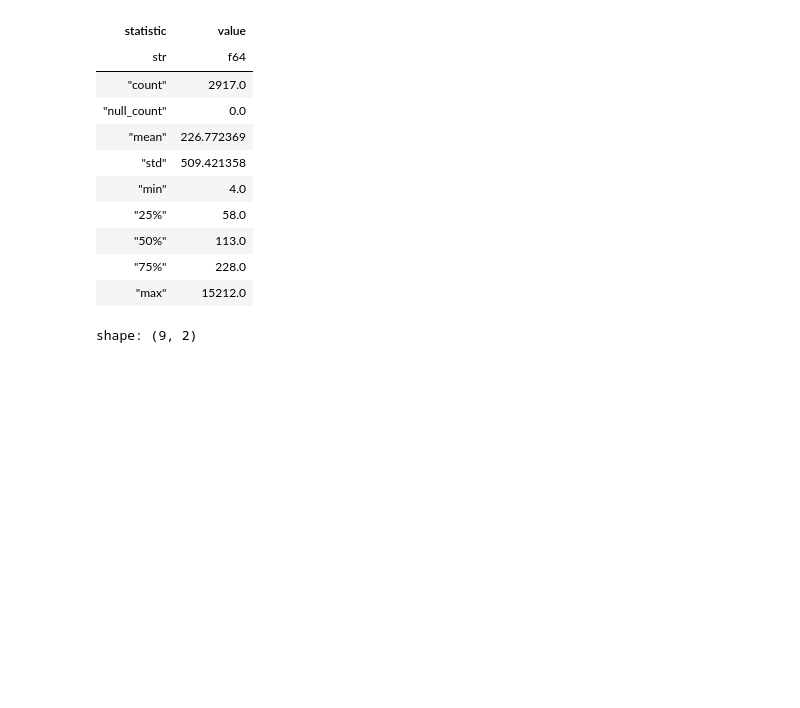
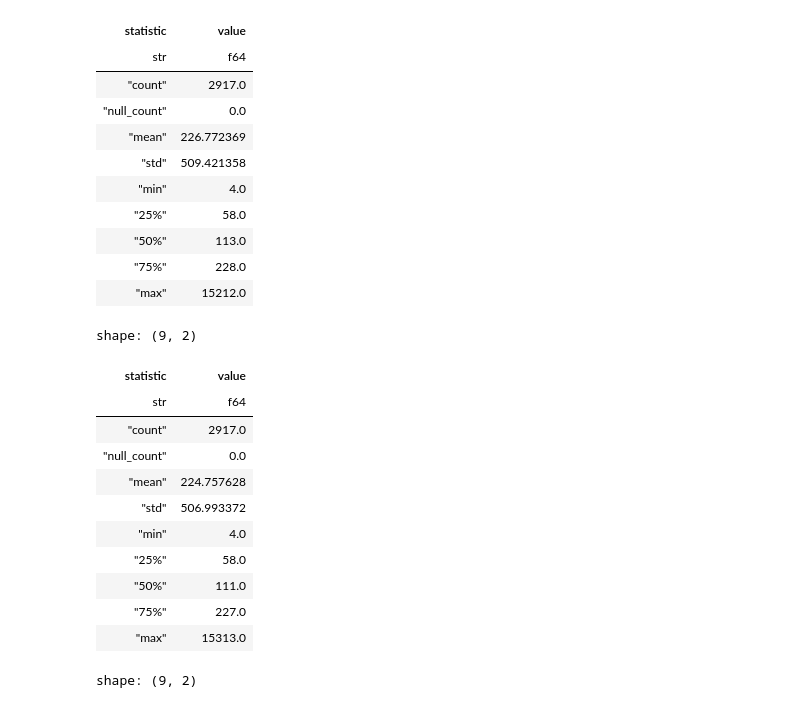
Before and after one commit to NetherQuartz/ilo-toki, a Jupyter notebook: combined-dataset/00_data.ipynb, the cells around one changed output. Saved outputs shown, nothing was run; the diff lists cells and outputs as text; code cells hidden in the pictures; blank space fills up the shorter version.

```diff
--- a/combined-dataset/00_data.ipynb
+++ b/combined-dataset/00_data.ipynb
@@ -214,6 +266,22 @@ shape: (9, 2)
 | "50%" | 113.0 |
 | "75%" | 228.0 |
 | "max" | 15212.0 |
+# %%
+df = wiki_dataset["train"].to_polars()
+df["text"].map_elements(clean_text).map_elements(count_tokens).describe()
+# %% [output]
+shape: (9, 2)
+| statistic | value |
+| str | f64 |
+| "count" | 2917.0 |
+| "null_count" | 0.0 |
+| "mean" | 224.757628 |
+| "std" | 506.993372 |
+| "min" | 4.0 |
+| "25%" | 58.0 |
+| "50%" | 111.0 |
+| "75%" | 227.0 |
+| "max" | 15313.0 |
 # %%
 poki_dataset["train"].to_polars()["text"].map_elements(count_tokens).describe()
 # %% [output]
```
Also changed, not shown: parts of 17 cells of this notebook.
